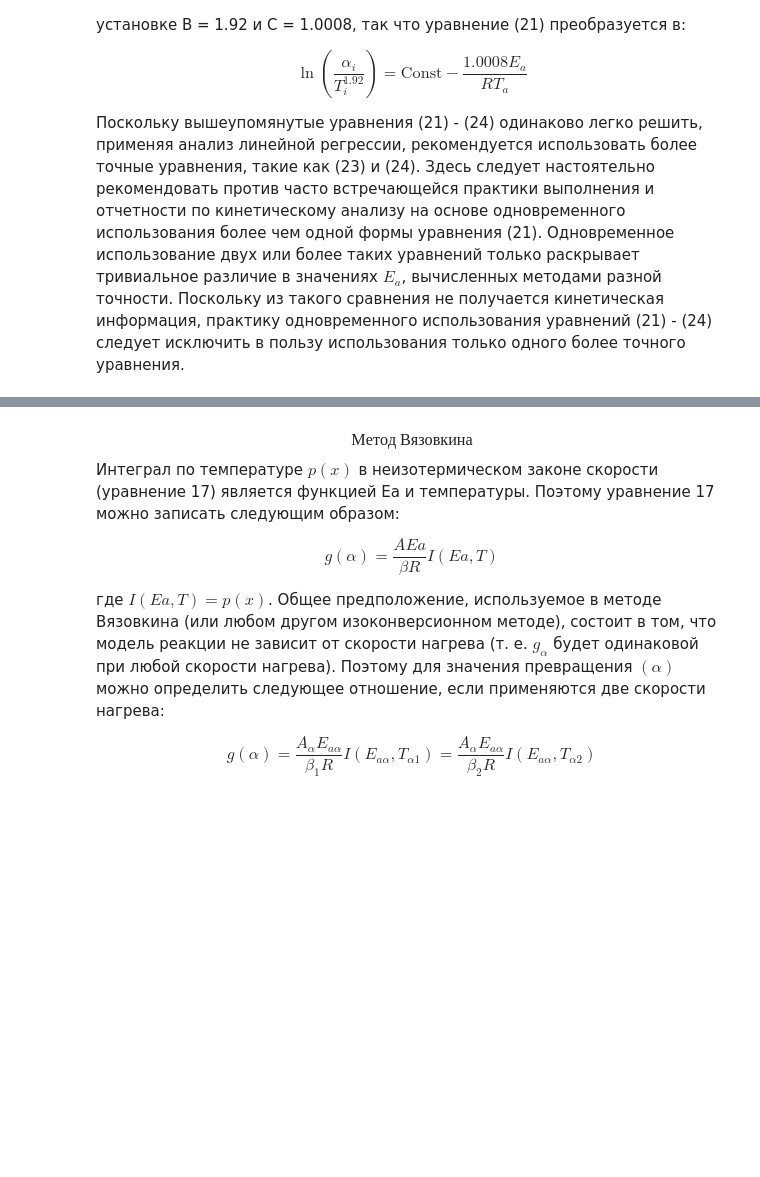
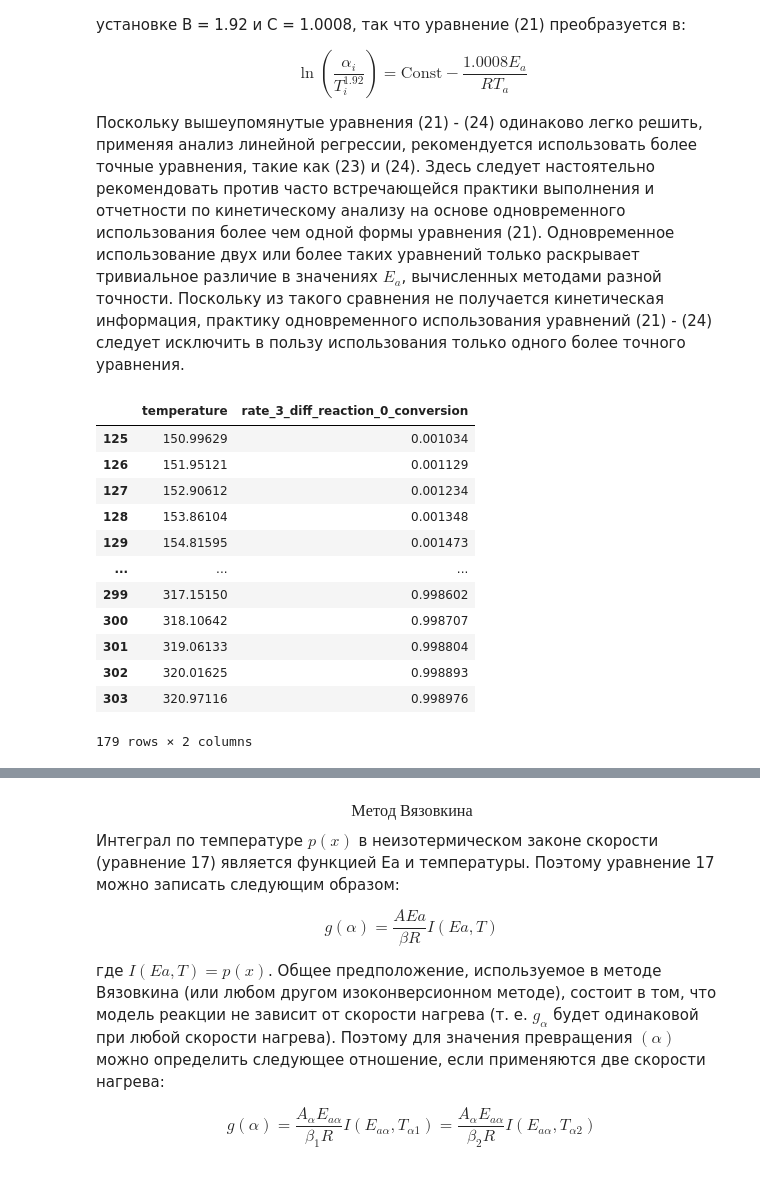
Before and after one commit to kdavjd/isoconversion_study_of_reaction_kinetics, a Jupyter notebook: isoconversion_studyes.ipynb, the cells around one changed output, grey strips where cells are left out. Cells and saved outputs as stored; diff of their text form; code cells hidden in the pictures; blank space fills up the shorter version.

Commit message:
Добавлена сквозная конверсия

```diff
--- a/isoconversion_studyes.ipynb
+++ b/isoconversion_studyes.ipynb
@@ -59,14 +59,18 @@ df.head()
 | 4 | 35.45158 | 99.99498 | 99.97782 | 100.03084 | 0.000291 | 2.445437e-08 | 0.000310 | ... |
 5 rows × 28 columns
 # %%
-# задаём константы для графиков
-IS_PLOT = False
+# Задаём константы для графиков
+IS_PLOT = True
 BIG_SIZE = 12
 MEDIUM_SIZE = 10
 SMALL_SIZE = 8
-heating_rates = np.array(['3', '5', '10'])
-CONSTRAINT = 0.005
-CONVERSION_BINS = 1000
+# рабочие константы
+heating_rates = np.array(['3', '5', '10']) # Скорости нагрева представленные в данных
+CONSTRAINT = 0.005 # Отсечение значений ниже максимума от _ для рисунка DTG реакции
+ALPHA_MIN = 0.001 # Минимальная конверсия
+ALPHA_MAX = 0.999 # Максимальная конверсия
+CONVERSION_BINS = 100 # Для безмодельных методов
+# Рисунок какой реакции выводить на экран
 TARGET_REACTION = 'reaction_0'
 TARGET_RATE = 'rate_3'
 # Функция аппроксимации рядом разложения p(x) для интегральных методов
@@ -901,6 +879,24 @@ $$\ln\left(\frac{{\alpha}_i}{T^2_i}\right) = \text{Const} - \frac{E_a}{RT_a} \ta
 $$\ln\left(\frac{{\alpha}_i}{T^{1.92}_i}\right) = \text{Const} - \frac{1.0008E_a}{RT_a} \tag{24}$$
 
 Поскольку вышеупомянутые уравнения (21) - (24) одинаково легко решить, применяя анализ линейной регрессии, рекомендуется использовать более точные уравнения, такие как (23) и (24).  Здесь следует настоятельно рекомендовать против часто встречающейся практики выполнения и отчетности по кинетическому анализу на основе одновременного использования более чем одной формы уравнения (21). Одновременное использование двух или более таких уравнений только раскрывает тривиальное различие в значениях $E_a$, вычисленных методами разной точности. Поскольку из такого сравнения не получается кинетическая информация, практику одновременного использования уравнений (21) - (24) следует исключить в пользу использования только одного более точного уравнения.
+# %%
+reaction_name = 'rate_3_diff_reaction_0_conversion'
+filtered_df = conversion_df[(conversion_df[reaction_name] > ALPHA_MIN) & (conversion_df[reaction_name] < ALPHA_MAX)]
+filtered_df[['temperature', reaction_name]]
+# %% [output]
+|  | temperature | rate_3_diff_reaction_0_conversion |
+| 125 | 150.99629 | 0.001034 |
+| 126 | 151.95121 | 0.001129 |
+| 127 | 152.90612 | 0.001234 |
+| 128 | 153.86104 | 0.001348 |
+| 129 | 154.81595 | 0.001473 |
+| ... | ... | ... |
+| 299 | 317.15150 | 0.998602 |
+| 300 | 318.10642 | 0.998707 |
+| 301 | 319.06133 | 0.998804 |
+| 302 | 320.01625 | 0.998893 |
+| 303 | 320.97116 | 0.998976 |
+179 rows × 2 columns
 # %%
 def get_best_fit_coeffs(x: np.ndarray, y: np.ndarray, max_degree=11) -> np.ndarray:
     best_rmse = float('inf')
```
Also changed, not shown: parts of 13 cells of this notebook.
